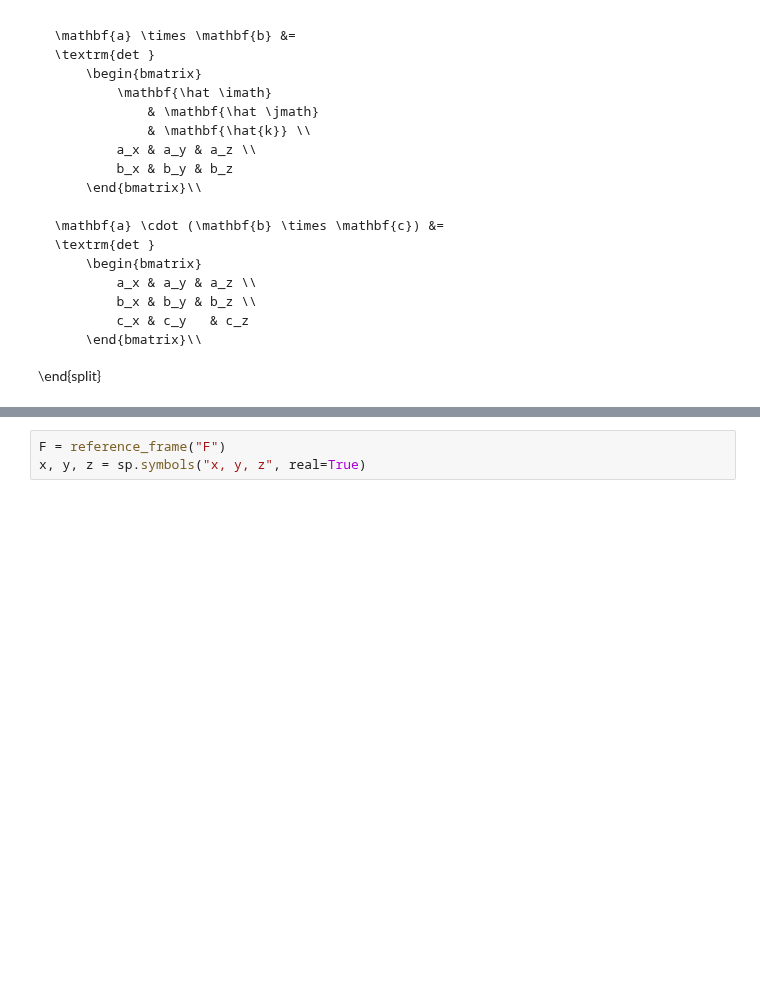
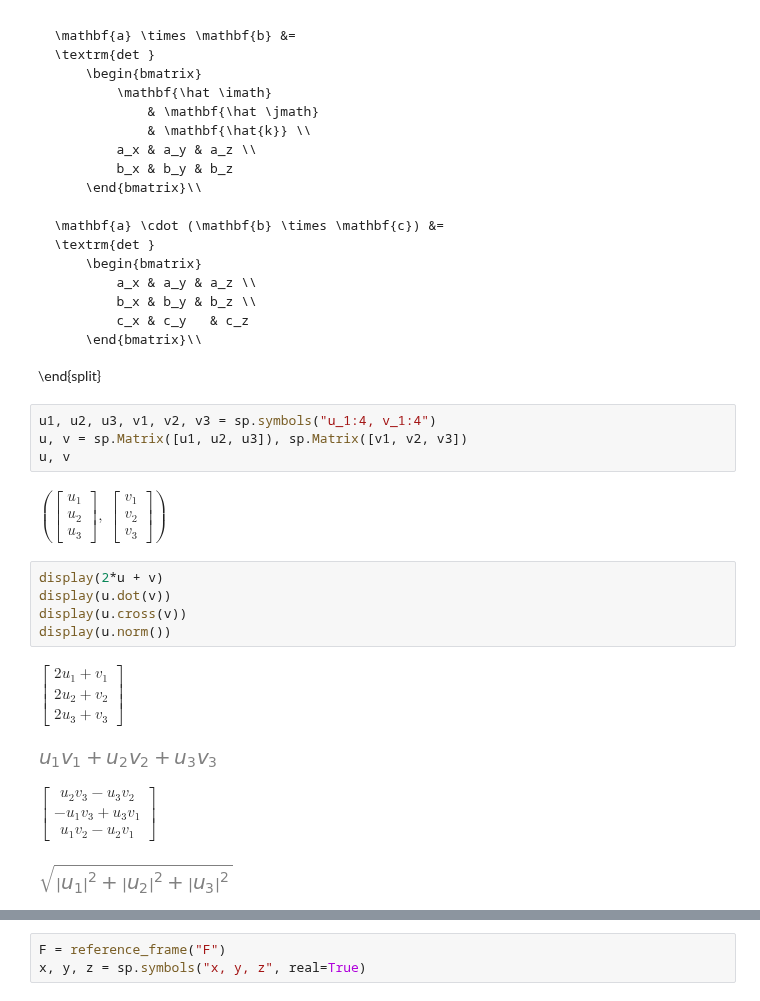
Before and after one commit to JonnyRed/sympy, a Jupyter notebook: maths-cheatsheet.ipynb, the cells around one changed output, grey strips where cells are left out. Saved outputs shown, nothing was run; the diff lists cells and outputs as text; blank space fills up the shorter version.

```diff
--- a/maths-cheatsheet.ipynb
+++ b/maths-cheatsheet.ipynb
@@ -264,3 +268,19 @@ def print_aligned_latex_equations(*args):
 			c_x & c_y	& c_z
 		\end{bmatrix}\\
 \end{split}
+# %%
+u1, u2, u3, v1, v2, v3 = sp.symbols("u_1:4, v_1:4")
+u, v = sp.Matrix([u1, u2, u3]), sp.Matrix([v1, v2, v3])
+u, v
+# %% [output]
+$\displaystyle \left( \left[\begin{matrix}u_{1}\\u_{2}\\u_{3}\end{matrix}\right], \  \left[\begin{matrix}v_{1}\\v_{2}\\v_{3}\end{matrix}\right]\right)$
+# %%
+display(2*u + v)
+display(u.dot(v))
+display(u.cross(v))
+display(u.norm())
+# %% [output]
+$\displaystyle \left[\begin{matrix}2 u_{1} + v_{1}\\2 u_{2} + v_{2}\\2 u_{3} + v_{3}\end{matrix}\right]$
+[figure, added]
+$\displaystyle \left[\begin{matrix}u_{2} v_{3} - u_{3} v_{2}\\- u_{1} v_{3} + u_{3} v_{1}\\u_{1} v_{2} - u_{2} v_{1}\end{matrix}\right]$
+[figure, added]
```
Also changed, not shown: parts of 17 cells of this notebook.
